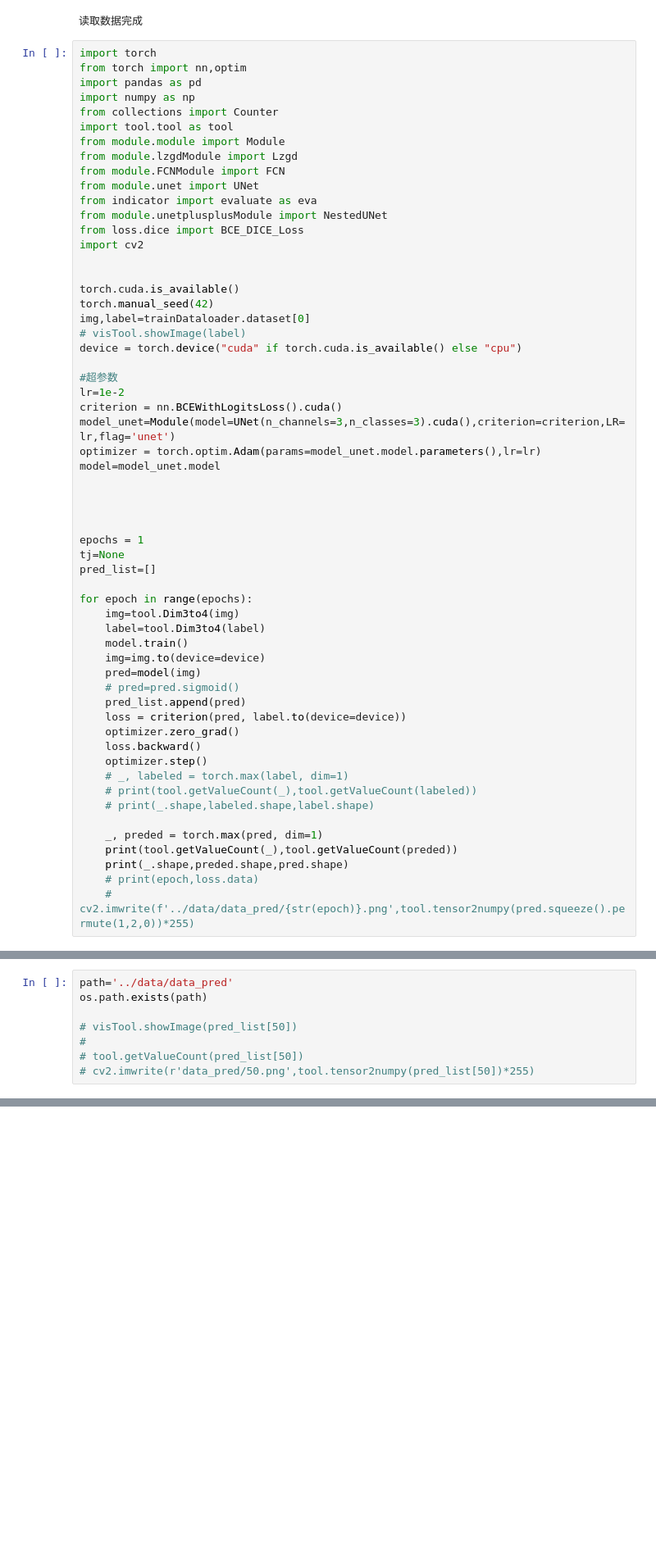
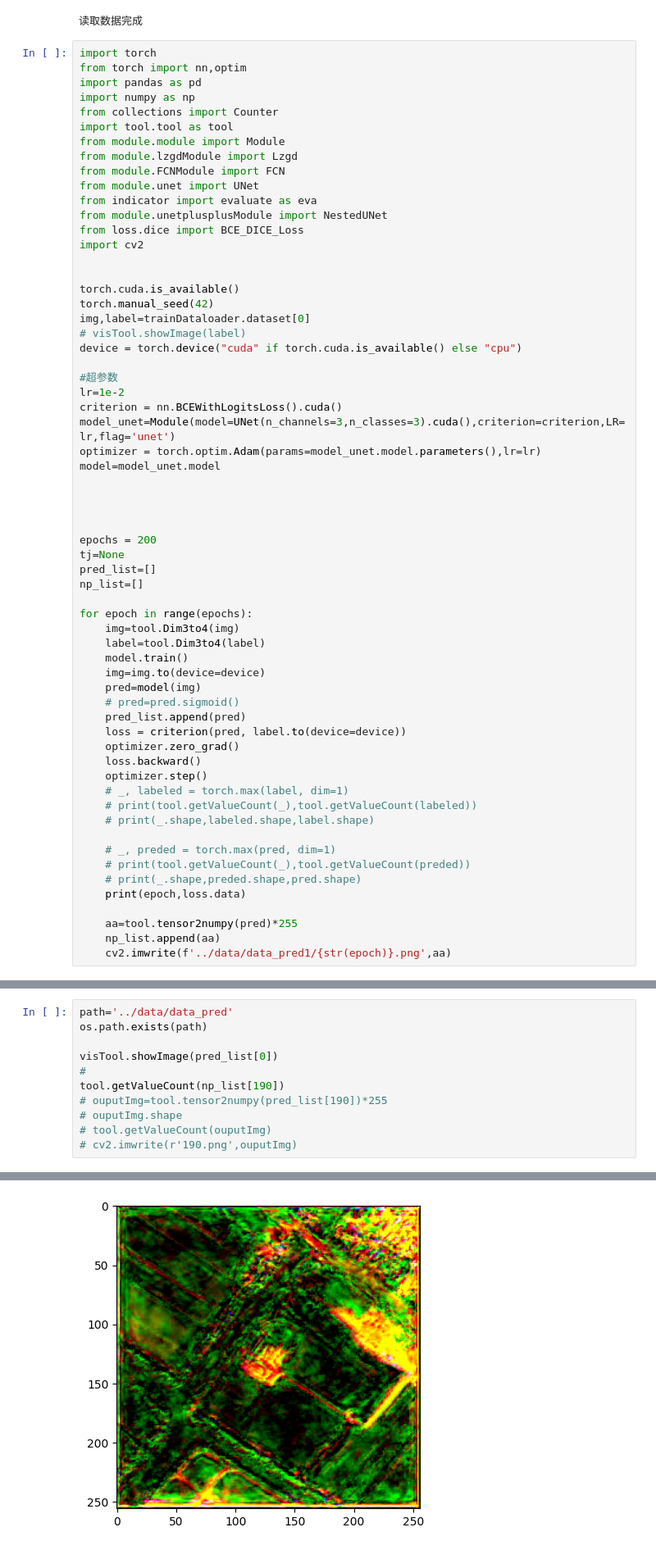
Before and after one commit to cwberror/paper, a Jupyter notebook: myMLCode_1.ipynb, the cells around one changed output, grey strips where cells are left out. Shown at 82% size. Saved outputs shown, nothing was run; the diff lists cells and outputs as text; blank space fills up the shorter version.

```diff
--- a/myMLCode_1.ipynb
+++ b/myMLCode_1.ipynb
@@ -60,9 +60,10 @@ model=model_unet.model
 
 
 
-epochs = 1
+epochs = 200
 tj=None
 pred_list=[]
+np_list=[]
 
 for epoch in range(epochs):
     img=tool.Dim3to4(img)
@@ -80,9 +81,12 @@ for epoch in range(epochs):
     # print(tool.getValueCount(_),tool.getValueCount(labeled))
     # print(_.shape,labeled.shape,label.shape)
 
-    _, preded = torch.max(pred, dim=1)
-    print(tool.getValueCount(_),tool.getValueCount(preded))
-    print(_.shape,preded.shape,pred.shape)
-    # print(epoch,loss.data)
-    # cv2.imwrite(f'../data/data_pred/{str(epoch)}.png',tool.tensor2numpy(pred.squeeze().permute(1,2,0))*255)
+    # _, preded = torch.max(pred, dim=1)
+    # print(tool.getValueCount(_),tool.getValueCount(preded))
+    # print(_.shape,preded.shape,pred.shape)
+    print(epoch,loss.data)
+
+    aa=tool.tensor2numpy(pred)*255
+    np_list.append(aa)
+    cv2.imwrite(f'../data/data_pred1/{str(epoch)}.png',aa)
 # %% [output]
@@ -95,8 +111,11 @@ NameError: name 'trainDataloader' is not defined
 path='../data/data_pred'
 os.path.exists(path)
 
-# visTool.showImage(pred_list[50])
+visTool.showImage(pred_list[0])
 #
-# tool.getValueCount(pred_list[50])
-# cv2.imwrite(r'data_pred/50.png',tool.tensor2numpy(pred_list[50])*255)
+tool.getValueCount(np_list[190])
+# ouputImg=tool.tensor2numpy(pred_list[190])*255
+# ouputImg.shape
+# tool.getValueCount(ouputImg)
+# cv2.imwrite(r'190.png',ouputImg)
 # %% [output]
@@ -103,0 +140 @@ True
+[figure, added]
```
Also changed, not shown: parts of 3 cells of this notebook, 5 other files.
